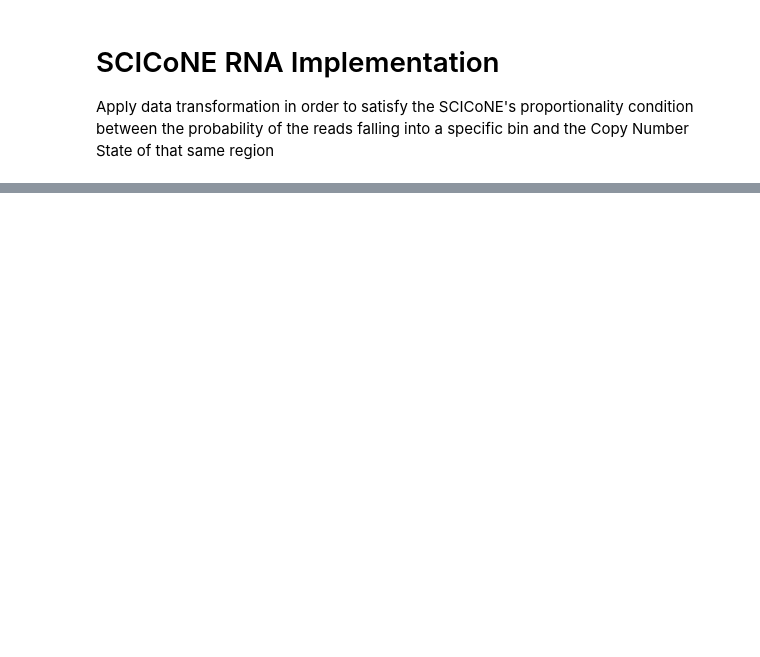
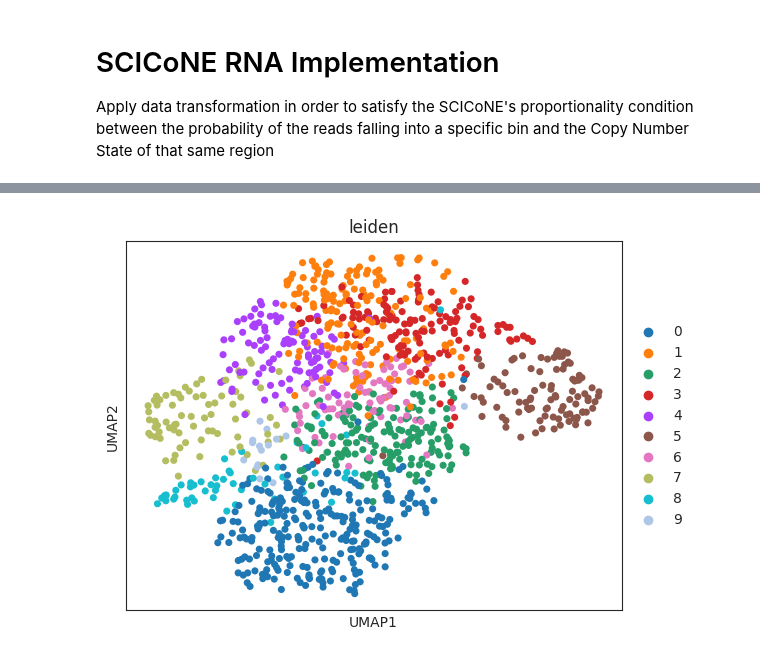
Before and after one commit to andress1002/SCICoNE_lab, a Jupyter notebook: rna_imp/rna_lab.ipynb, the cells around one changed output, grey strips where cells are left out. Saved outputs shown, nothing was run; the diff lists cells and outputs as text; code cells hidden in the pictures; blank space fills up the shorter version.

```diff
--- a/rna_imp/rna_lab.ipynb
+++ b/rna_imp/rna_lab.ipynb
@@ -47,3 +176,8 @@ clones = pd.read_csv(f'{scdna_path}/SA501X3F_PX0286_PX0287_2-lane.clones.csv')
 mat = io.mmread(f'{scrna_path}/matrix.mtx').toarray()
 barcodes = pd.read_csv(f'{scrna_path}/barcodes.tsv', sep='\t', header=None)
 genes = pd.read_csv(f'{scrna_path}/genes.tsv', sep='\t', header=None)
+# %%
+adata = anndata.AnnData(pd.DataFrame(mat.T, index=barcodes[0].values, columns=genes[1].values))
+adata.var_names_make_unique()
+adata.var['ensembl_gene_id'] = genes[0].values
+adata.var['gene_id'] = genes[1].values
@@ -49,0 +187,15 @@ genes = pd.read_csv(f'{scrna_path}/genes.tsv', sep='\t', header=None)
+# %%
+adata.var['mt'] = adata.var_names.str.startswith('MT-')  # annotate the group of mitochondrial genes as 'mt'
+sc.pp.calculate_qc_metrics(adata, qc_vars=['mt'], percent_top=None, log1p=False, inplace=True)
+adata = adata[adata.obs.n_genes_by_counts < 2500, :]
+adata = adata[adata.obs.pct_counts_mt < 5, :]
+# %%
+adata.raw = adata
+# %%
+# Further QC filtering
+sc.pp.normalize_total(adata, target_sum=1e4)
+sc.pp.log1p(adata)
+sc.pp.highly_variable_genes(adata, min_mean=0.0125, max_mean=3, min_disp=0.5)
+adata = adata[:, adata.var.highly_variable]
+sc.pp.regress_out(adata, ['total_counts', 'pct_counts_mt'])
+sc.pp.scale(adata, max_value=10)
@@ -49,0 +207,4 @@ genes = pd.read_csv(f'{scrna_path}/genes.tsv', sep='\t', header=None)
+# %%
+sc.pl.umap(adata, color=['leiden'])
+# %% [output]
+[figure, added]
```
Also changed, not shown: parts of 21 cells of this notebook, 3 other files.
